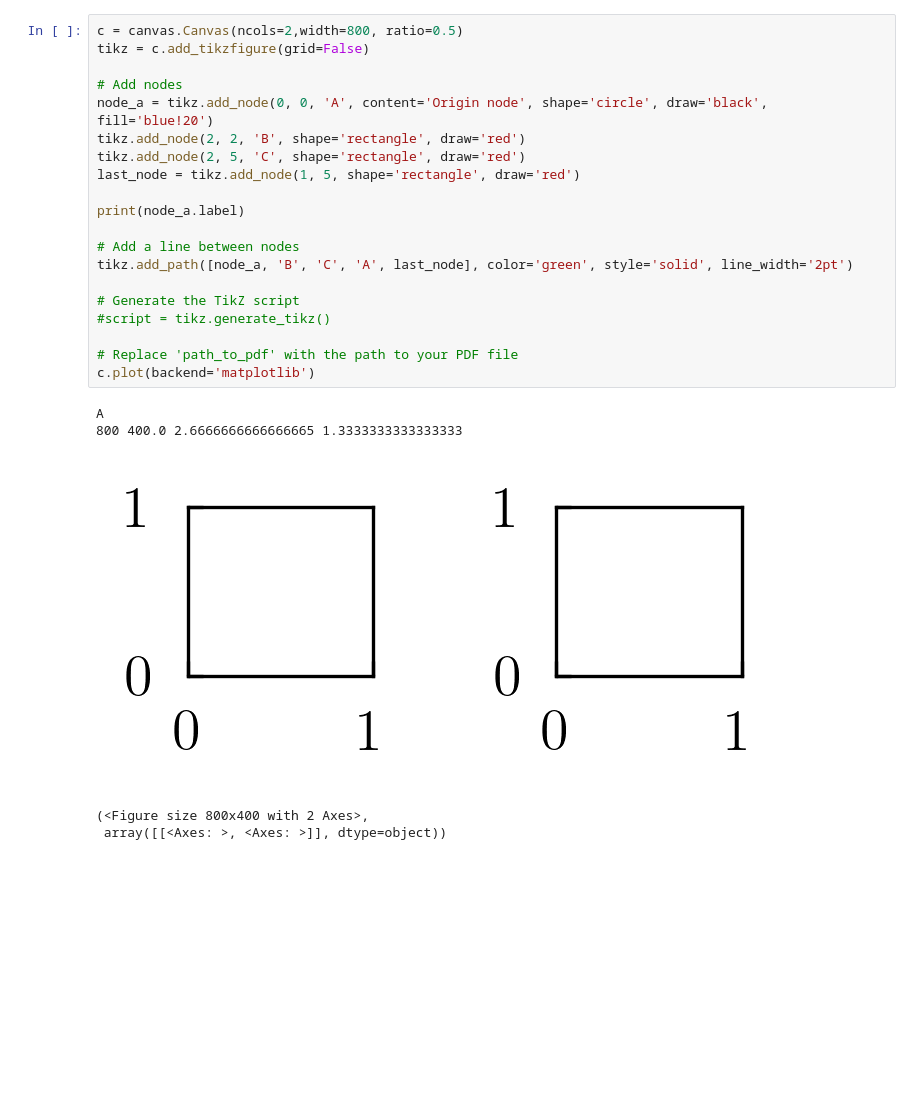
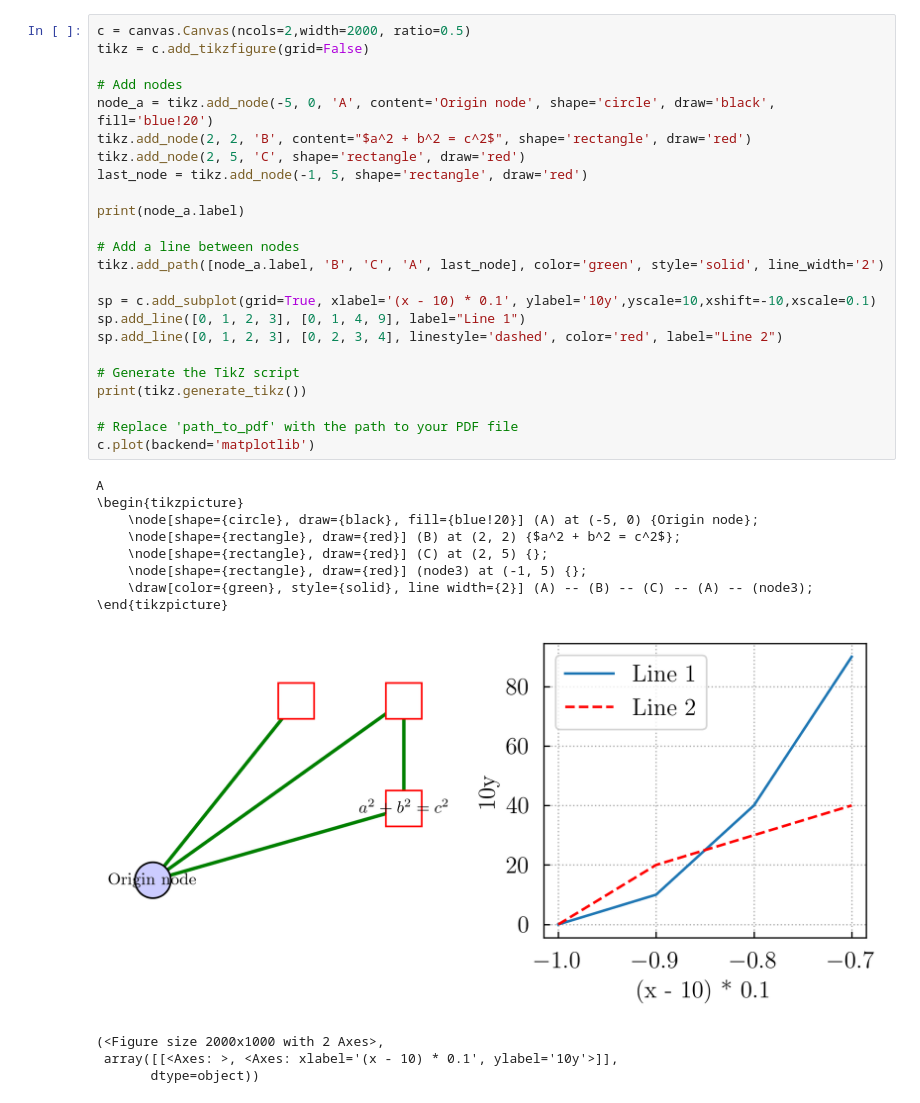
Before and after one commit to max-models/maxplotlib, a Jupyter notebook: tutorials/tutorial_02.ipynb, the cells around one changed output. Drawn from its saved outputs; the diff is of its cells as text; blank space fills up the shorter version.

```diff
--- a/tutorials/tutorial_02.ipynb
+++ b/tutorials/tutorial_02.ipynb
@@ -37,28 +34,39 @@ A
 \end{tikzpicture}
 PDF successfully compiled and saved as 'my_figure.pdf'.
 # %%
-c = canvas.Canvas(ncols=2,width=800, ratio=0.5)
+c = canvas.Canvas(ncols=2,width=2000, ratio=0.5)
 tikz = c.add_tikzfigure(grid=False)
 
 # Add nodes
-node_a = tikz.add_node(0, 0, 'A', content='Origin node', shape='circle', draw='black', fill='blue!20')
-tikz.add_node(2, 2, 'B', shape='rectangle', draw='red')
+node_a = tikz.add_node(-5, 0, 'A', content='Origin node', shape='circle', draw='black', fill='blue!20')
+tikz.add_node(2, 2, 'B', content="$a^2 + b^2 = c^2$", shape='rectangle', draw='red')
 tikz.add_node(2, 5, 'C', shape='rectangle', draw='red')
-last_node = tikz.add_node(1, 5, shape='rectangle', draw='red')
+last_node = tikz.add_node(-1, 5, shape='rectangle', draw='red')
 
 print(node_a.label)
 
 # Add a line between nodes
-tikz.add_path([node_a, 'B', 'C', 'A', last_node], color='green', style='solid', line_width='2pt')
+tikz.add_path([node_a.label, 'B', 'C', 'A', last_node], color='green', style='solid', line_width='2')
+
+sp = c.add_subplot(grid=True, xlabel='(x - 10) * 0.1', ylabel='10y',yscale=10,xshift=-10,xscale=0.1)
+sp.add_line([0, 1, 2, 3], [0, 1, 4, 9], label="Line 1")
+sp.add_line([0, 1, 2, 3], [0, 2, 3, 4], linestyle='dashed', color='red', label="Line 2")
 
 # Generate the TikZ script
-#script = tikz.generate_tikz()
+print(tikz.generate_tikz())
 
 # Replace 'path_to_pdf' with the path to your PDF file
 c.plot(backend='matplotlib')
 # %% [output]
 A
-800 400.0 2.6666666666666665 1.3333333333333333
+\begin{tikzpicture}
+    \node[shape={circle}, draw={black}, fill={blue!20}] (A) at (-5, 0) {Origin node};
+    \node[shape={rectangle}, draw={red}] (B) at (2, 2) {$a^2 + b^2 = c^2$};
+    \node[shape={rectangle}, draw={red}] (C) at (2, 5) {};
+    \node[shape={rectangle}, draw={red}] (node3) at (-1, 5) {};
+    \draw[color={green}, style={solid}, line width={2}] (A) -- (B) -- (C) -- (A) -- (node3);
+\end{tikzpicture}
-[figure, old version]
+[figure, new version]
-(<Figure size 800x400 with 2 Axes>,
- array([[<Axes: >, <Axes: >]], dtype=object))
+(<Figure size 2000x1000 with 2 Axes>,
+ array([[<Axes: >, <Axes: xlabel='(x - 10) * 0.1', ylabel='10y'>]],
+       dtype=object))
```
Also changed, not shown: parts of 2 cells of this notebook, 7 other files.
